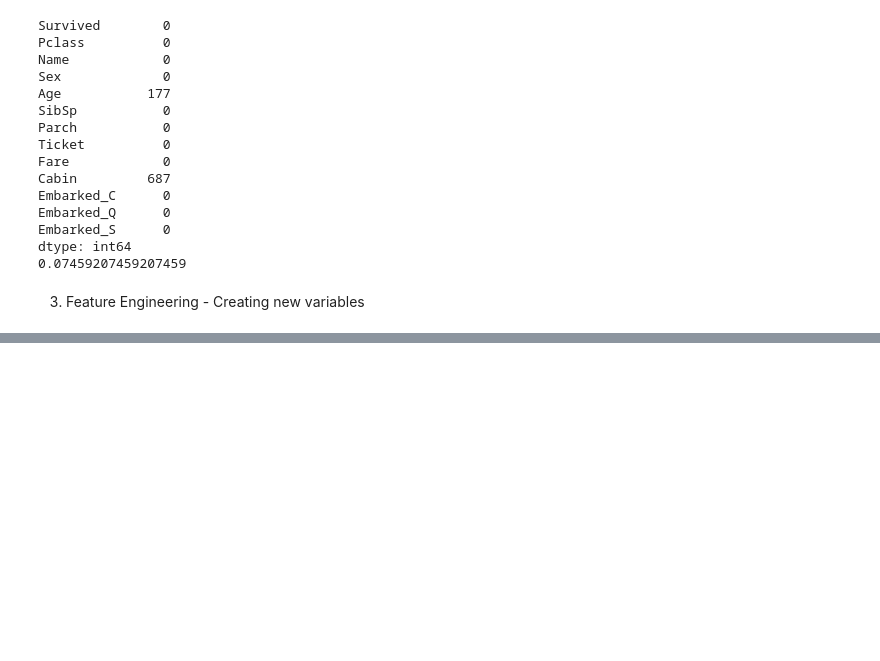
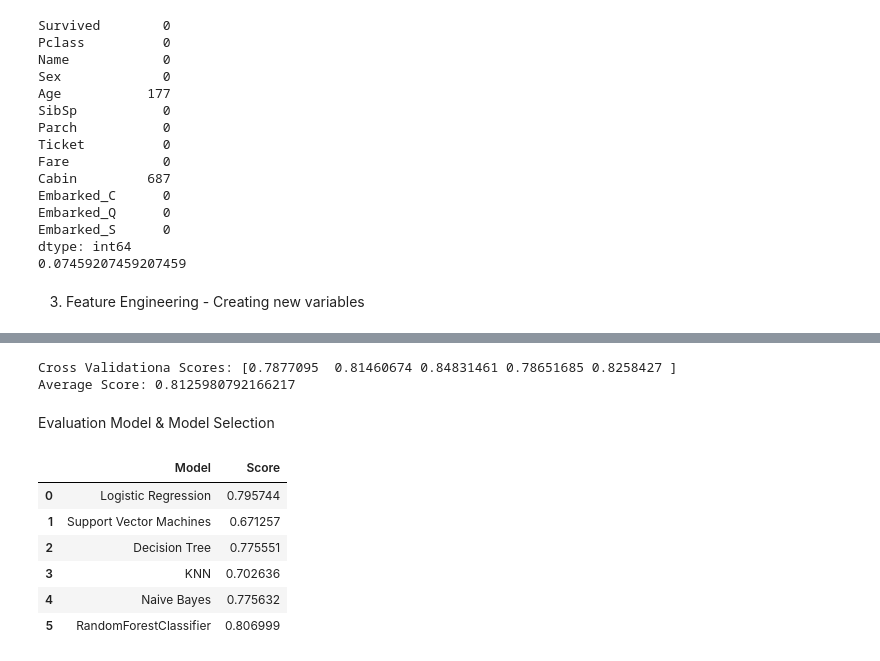
Before and after one commit to wj9304081/titanic-analysis, a Jupyter notebook: 專題實作＃01：鐵達尼號存活預測.ipynb, the cells around one changed output, grey strips where cells are left out. Saved outputs shown, nothing was run; the diff lists cells and outputs as text; code cells hidden in the pictures; blank space fills up the shorter version.

```diff
--- a/專題實作＃01：鐵達尼號存活預測.ipynb
+++ b/專題實作＃01：鐵達尼號存活預測.ipynb
@@ -161,0 +212,13 @@ Average Score: 0.7822672776348002
+# %%
+# Model2 - RandomForecastClassifier
+from sklearn.ensemble import RandomForestClassifier
+
+model2 = RandomForestClassifier()
+scores = cross_val_score(model2, train_X, train_y.values.ravel(),cv=5,scoring='accuracy')
+print("Cross Validationa Scores:",scores)
+print("Average Score:", scores.mean())
+# %% [output]
+Cross Validationa Scores: [0.7877095  0.81460674 0.84831461 0.78651685 0.8258427 ]
+Average Score: 0.8125980792166217
+# %% [markdown]
+Evaluation Model & Model Selection
@@ -161,0 +233,43 @@ Average Score: 0.7822672776348002
+# %%
+# logistic regression
+log = LogisticRegression(random_state=0)
+scores_1 = cross_val_score(log, train_X, train_y.values.ravel(),cv=5,scoring='accuracy').mean()
+
+# Support Vector Machines
+svc = SVC()
+scores_2 = cross_val_score(svc, train_X, train_y.values.ravel(),cv=5,scoring='accuracy').mean()
+
+# Decision Tree
+decision_tree = DecisionTreeClassifier()
+scores_3 = cross_val_score(decision_tree, train_X, train_y.values.ravel(),cv=5,scoring='accuracy').mean()
+
+# KNN
+knn = KNeighborsClassifier(n_neighbors = 3)
+scores_4 = cross_val_score(knn, train_X, train_y.values.ravel(),cv=5,scoring='accuracy').mean()
+
+# Gaussian Naive Baye
+gaussian = GaussianNB()
+scores_5 = cross_val_score(gaussian, train_X, train_y.values.ravel(),cv=5,scoring='accuracy').mean()
+
+# RandomForestClassifier
+rf = RandomForestClassifier(n_estimators=100)
+scores_6 = cross_val_score(rf, train_X, train_y.values.ravel(),cv=5,scoring='accuracy').mean()
+# %%
+models = pd.DataFrame({
+    'Model': ['Logistic Regression',
+              'Support Vector Machines',
+              'Decision Tree',
+              'KNN',
+              'Naive Bayes',
+              'RandomForestClassifier' ],
+    'Score': [scores_1, scores_2, scores_3, scores_4, scores_5, scores_6]})
+
+models
+# %% [output]
+|  | Model | Score |
+| 0 | Logistic Regression | 0.795744 |
+| 1 | Support Vector Machines | 0.671257 |
+| 2 | Decision Tree | 0.775551 |
+| 3 | KNN | 0.702636 |
+| 4 | Naive Bayes | 0.775632 |
+| 5 | RandomForestClassifier | 0.806999 |
```
Also changed, not shown: parts of 19 cells of this notebook.
